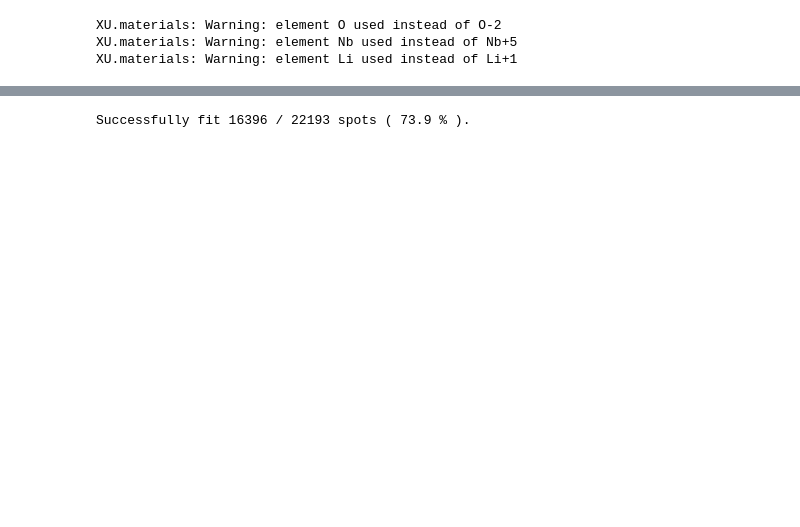
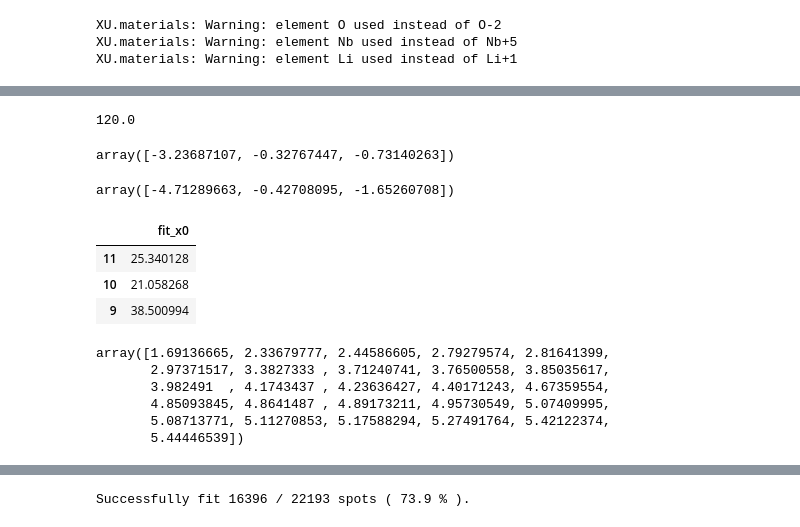
Before and after one commit to emusterman/xrdmaptools, a Jupyter notebook: testing_notebooks/XRDMap_class.ipynb, the cells around one changed output, grey strips where cells are left out. Saved outputs shown, nothing was run; the diff lists cells and outputs as text; code cells hidden in the pictures; blank space fills up the shorter version.

```diff
--- a/testing_notebooks/XRDMap_class.ipynb
+++ b/testing_notebooks/XRDMap_class.ipynb
@@ -403,0 +662,12 @@ test.map.plot_image()
+# %%
+np.round(vector_angle(q1, q2) * 2 , 3)
+# %% [output]
+120.0
+# %%
+pixel_df.iloc[0][['qx', 'qy', 'qz']].values
+# %% [output]
+array([-3.23687107, -0.32767447, -0.73140263])
+# %%
+pixel_df.iloc[2][['qx', 'qy', 'qz']].values
+# %% [output]
+array([-4.71289663, -0.42708095, -1.65260708])
@@ -403,0 +676,16 @@ test.map.plot_image()
+# %%
+pixel_df[['fit_x0']]
+# %% [output]
+|  | fit_x0 |
+| 11 | 25.340128 |
+| 10 | 21.058268 |
+| 9 | 38.500994 |
+# %%
+test.phases['LiNbO3 161'].reflections['q']
+# %% [output]
+array([1.69136665, 2.33679777, 2.44586605, 2.79279574, 2.81641399,
+       2.97371517, 3.3827333 , 3.71240741, 3.76500558, 3.85035617,
+       3.982491  , 4.1743437 , 4.23636427, 4.40171243, 4.67359554,
+       4.85093845, 4.8641487 , 4.89173211, 4.95730549, 5.07409995,
+       5.08713771, 5.11270853, 5.17588294, 5.27491764, 5.42122374,
+       5.44446539])
```
Also changed, not shown: parts of 142 cells of this notebook, 14 other files.
